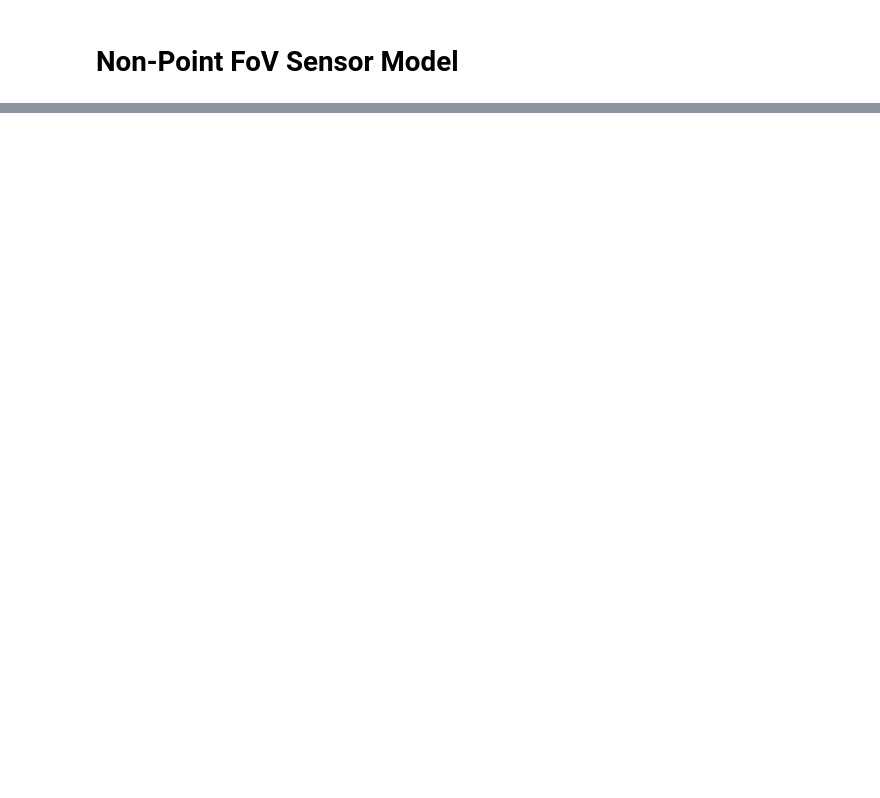
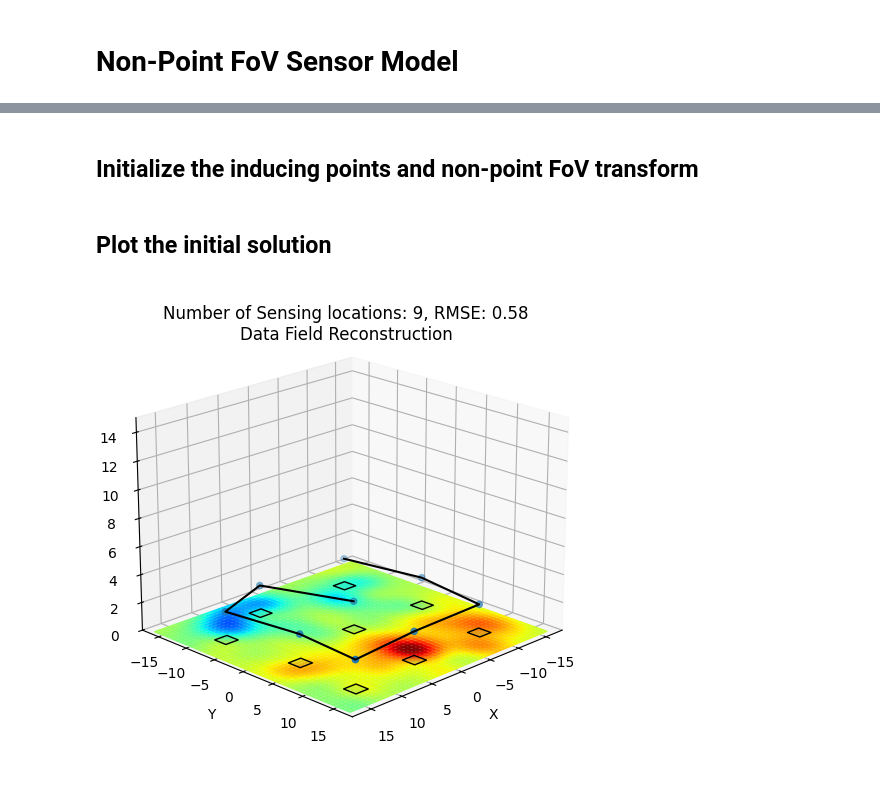
Before and after one commit to itskalvik/sgp-tools, a Jupyter notebook: examples/non_point_FoV.ipynb, the cells around one changed output, grey strips where cells are left out. Cells and saved outputs as stored; diff of their text form; code cells hidden in the pictures; blank space fills up the shorter version.

```diff
--- a/examples/non_point_FoV.ipynb
+++ b/examples/non_point_FoV.ipynb
@@ -102,0 +99,70 @@ plt.show()
+# %% [markdown]
+## Initialize the inducing points and non-point FoV transform
+# %%
+num_robots = 1
+num_placements = 9
+num_side = 5 # Use 5x5 point FoV approximation
+
+# Get initial inducing points
+Xu_init = get_inducing_pts(X_train, num_placements)
+# Initalize height dimension at 2.0 for all points
+Xu_init = np.concatenate((Xu_init, np.ones((Xu_init.shape[0], 1))*2.0), axis=1)
+Xu_init[:, :2] = run_tsp(Xu_init[:, :2])[0][0]
+
+# Initialize the non-point FoV transform
+transform = SquareHeightTransform(num_side=num_side)
+# %% [markdown]
+## Plot the initial solution
+# %%
+# Get reconstructed environment state
+sgp_sol_sp = Xu_init.copy()
+sgp_sol, sgp_var, sgp_sol_X, rmse = get_reconstruction(X_test, y_test,
+                                                       transform.expand(sgp_sol_sp).numpy(),
+                                                       noise_variance,
+                                                       kernel)
+
+# Get the corners of FoV
+vertices = get_corners(transform.expand(sgp_sol_sp).numpy(), num_side)
+idx = align_idx(vertices[:, 4, :2], sgp_sol_sp[:, :2])
+vertices[:, 4] = sgp_sol_sp[idx]
+
+# Setup 3D plot
+fig = plt.figure(figsize=(5, 5))
+ax = fig.add_subplot(111, projection='3d', computed_zorder=False)
+
+# Plot the reconstructed environment state
+norm = colors.Normalize(y_train.min(), y_train.max())
+cset = ax.plot_surface(X_test[:, 0].reshape(test_dim, test_dim),
+                       X_test[:, 1].reshape(test_dim, test_dim),
+                       np.atleast_2d(-0.1),
+                       facecolors=plt.cm.jet(norm(sgp_sol.reshape(test_dim, test_dim))),
+                       shade=False,
+                       alpha=0.8,
+                       zorder=0)
+
+# Plot the solution path and FoV
+ax.scatter(sgp_sol_sp[:, 0], sgp_sol_sp[:, 1], sgp_sol_sp[:, 2])
+ax.plot(sgp_sol_sp[:, 0], sgp_sol_sp[:, 1], sgp_sol_sp[:, 2], 'k-')
+vertices[:, :, 2] = 0
+for i in range(vertices.shape[0]):
+    verts = []
+    verts.append([vertices[i, 0], vertices[i, 1],
+                vertices[i, 2], vertices[i, 3]])
+    ax.add_collection3d(Poly3DCollection(verts, linewidths=1.0,
+                                        edgecolors='k', alpha=0.1))
+
+ax.set_xlabel('X')
+ax.set_ylabel('Y')
+ax.set_zlabel('Z')
+
+ax.set_xlim(-18, 18)
+ax.set_ylim(-18, 18)
+ax.set_zlim(0, 15)
+
+ax.view_init(elev=20., azim=45)
+ax.set_title(f'Number of Sensing locations: {num_placements}, RMSE: {rmse:.2f}\nData Field Reconstruction', y=0.97)
+
+plt.tight_layout()
+plt.show()
+# %% [output]
+[figure, added]
```
Also changed, not shown: parts of 10 cells of this notebook, 2 other files.
